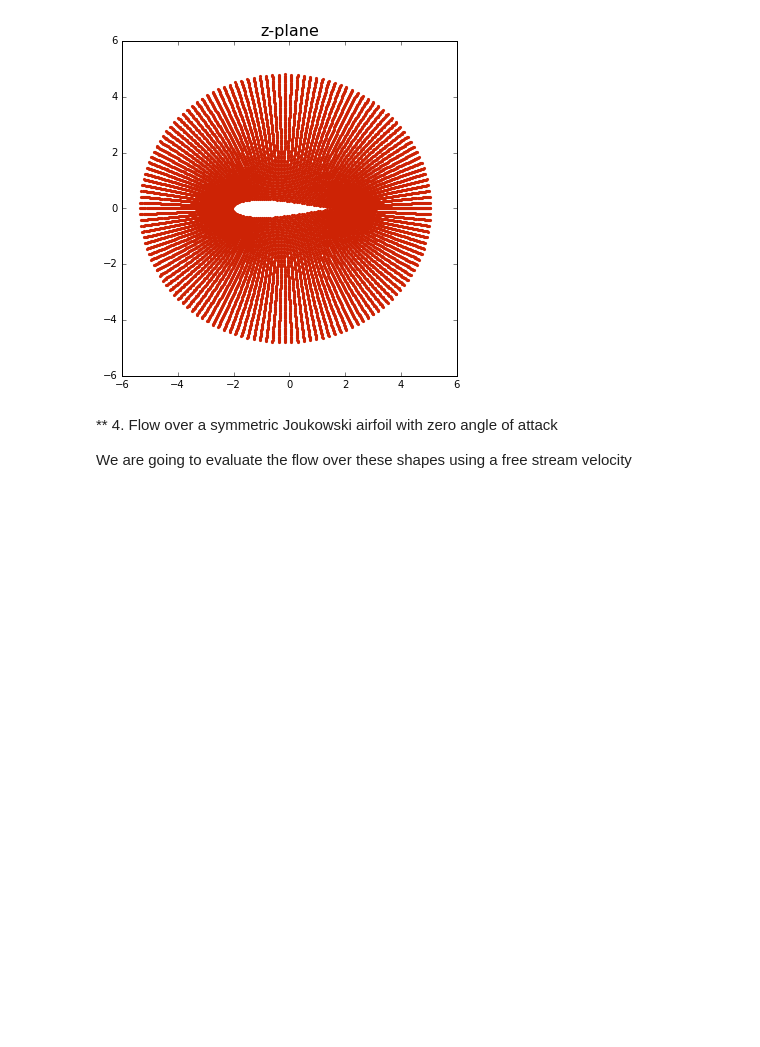
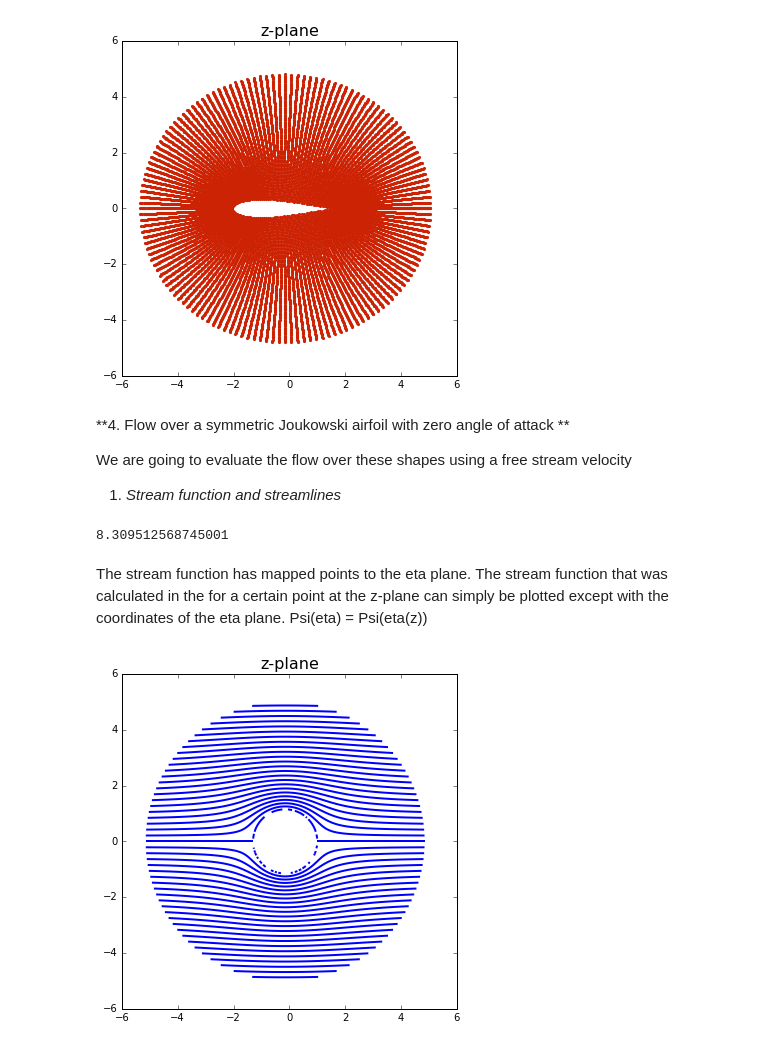
Before and after one commit to jennakosborn/mae6226, a Jupyter notebook: Assignment02.ipynb, the cells around one changed output. Cells and saved outputs as stored; diff of their text form; code cells hidden in the pictures; blank space fills up the shorter version.

```diff
--- a/Assignment02.ipynb
+++ b/Assignment02.ipynb
@@ -195,9 +195,11 @@ pyplot.scatter(eta.real,eta.imag,s=10,color='#CD2305',marker='o',linewidth=0);
 # %% [output]
 [figure]
 # %% [markdown]
-** 4. Flow over  a symmetric Joukowski airfoil with zero angle of attack
+**4. Flow over  a symmetric Joukowski airfoil with zero angle of attack **
 
 We are going to evaluate the flow over these shapes using a free stream velocity
+
+1. *Stream function and streamlines*
 # %%
 # define the freestream velocity
 u_inf = 1.0
@@ -249,3 +251,22 @@ def get_stream_function_doublet(strength,xd,yd,X,Y):
     """
     psi = - strength/(2*math.pi)*(Y-yd)/((X-xd)**2+(Y-yd)**2)
     return psi
+
+strength
+# %% [output]
+8.309512568745001
+# %% [markdown]
+The stream function has mapped points to the eta plane. The stream function that was calculated in the for a certain point at the z-plane can simply be plotted except with the coordinates of the eta plane.
+Psi(eta) = Psi(eta(z))
+# %%
+# Calculating the streamfunction
+Psi = psi_freestream +psi_z
+# plotting the stream functions for the flow around the cylinder on the z-plane
+size =6
+pyplot.figure(figsize=(size, size))
+pyplot.xlim(-6,6)
+pyplot.ylim(-6,6)
+pyplot.title('z-plane', fontsize=16)
+pyplot.contour(z.real, z.imag, Psi, 50, colors='b', linewidths=2, linestyles='solid', arrowstyle='->');
+# %% [output]
+[figure, added]
```
Also changed, not shown: parts of 20 cells of this notebook.
